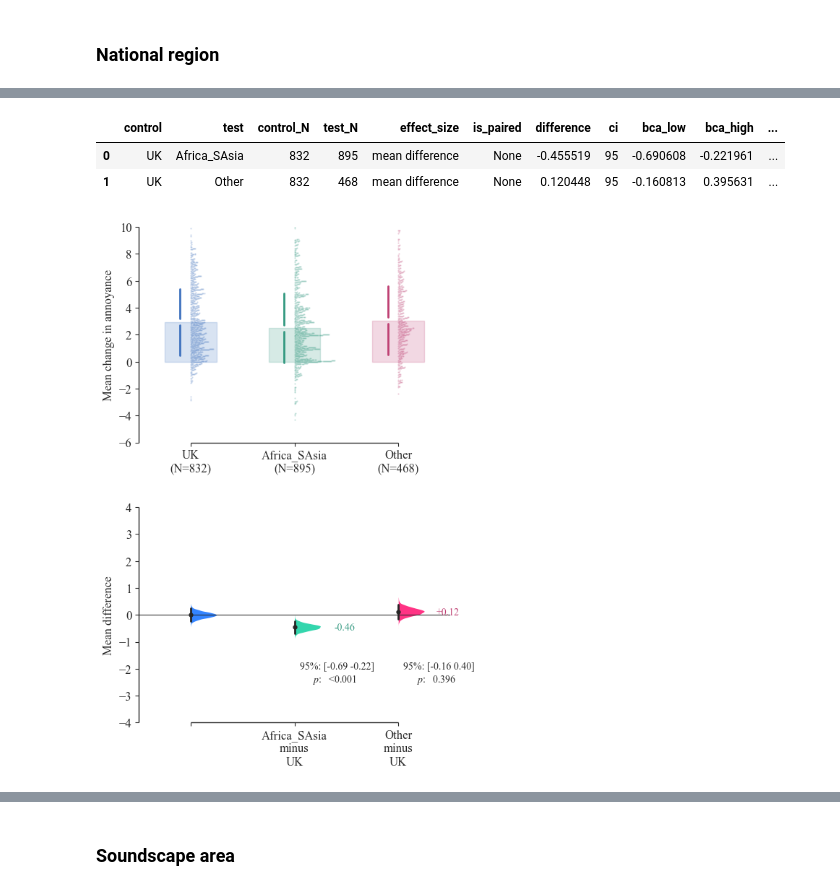
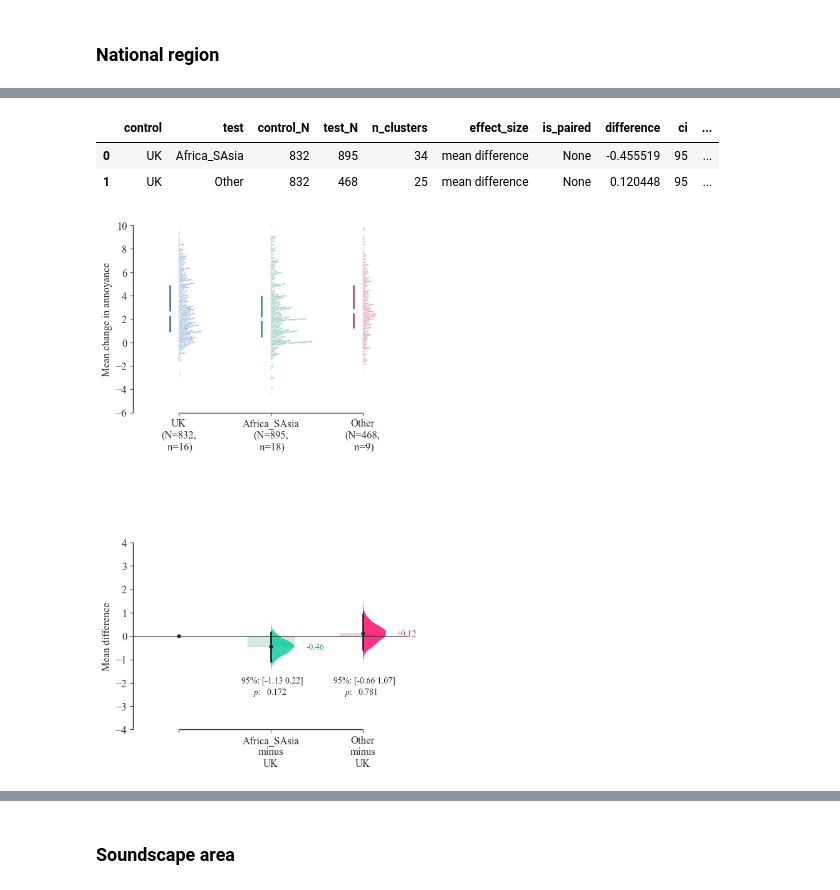
Before and after one commit to acoustics-code-salford/refmap-psychoacoustics, a Jupyter notebook: src/refmap_psychoacoustics/notebooks/refmap_listest2_analysis_dabest.ipynb, the cells around one changed output, grey strips where cells are left out. Saved outputs shown, nothing was run; the diff lists cells and outputs as text; code cells hidden in the pictures.

```diff
--- a/src/refmap_psychoacoustics/notebooks/refmap_listest2_analysis_dabest.ipynb
+++ b/src/refmap_psychoacoustics/notebooks/refmap_listest2_analysis_dabest.ipynb
@@ -1865,21 +1863,22 @@ data = data.loc[:, ['ID', 'StimID', 'NationGeo', 'dAnnoyance']]
 
 # assign data for processing
 dataload = dabest.load(data=data, idx=['UK', 'Africa', 'EastAsia', 'MidEast', 'SouthAsia', 'Europe', 'SouthAmerica', 'Unanswered'],
-                         x='NationGeo', y='dAnnoyance', resamples=5000, random_seed=303)
+                         x='NationGeo', y='dAnnoyance', cluster_col='ID', resamples=5000, random_seed=303)
 
 # calculate effect sizes and plot
 fig, ax = plt.subplots(figsize=(13.5, 4.25))
 dataMD = dataload.mean_diff.plot(custom_palette=mycolours,
+                                 group_summaries='median_quartiles',
                                  raw_marker_size=0.1,
                                  raw_alpha=0.25,
                                  raw_ylim=(-6, 10),
+                                 raw_bars=False,
                                  raw_label="Mean change in annoyance",
                                  contrast_marker_size=3.5,
-                                 contrast_bars=False,
-                                 show_baseline_ec=True,
+                                 contrast_bars=True,
+                                 show_baseline_ec=False,
                                  contrast_kwargs={'alpha': 0.8},
-                                 delta_dot_kwargs={'size': 1, 'side': 'left',
-                                                    'alpha': 0.25, 'zorder': 1},
+                                 delta_dot=False,
                                  contrast_ylim=(-4, 4),
                                    ax=ax)
 
@@ -1893,8 +1892,8 @@ contrast_ax = ax.contrast_axes
 # label results
 for ii, diff in enumerate(diffs):
     vals = display_round(diff[1:3], digits=2, floor=False)
-    contrast_ax.text(x=ii + 1.05, y=3, s="95%: [" + " ".join(vals) + "]", fontsize=10)
-    contrast_ax.text(x=ii + 1.18, y=2.5, s=r"$p$:   " + display_round(diff[3], digits=3), fontsize=10)
+    contrast_ax.text(x=ii + 0.68, y=-2, s="95%: [" + " ".join(vals) + "]", fontsize=10)
+    contrast_ax.text(x=ii + 0.78, y=-2.5, s=r"$p$:   " + display_round(diff[3], digits=3), fontsize=10)
 
 if saveplots:
 
@@ -1925,21 +1924,21 @@ data = data.loc[:, ['ID', 'StimID', 'NationGeo2', 'dAnnoyance']]
 
 # assign data for processing
 dataload = dabest.load(data=data, idx=['UK', 'Other'],
-                       x='NationGeo2', y='dAnnoyance', resamples=5000, random_seed=303)
+                       x='NationGeo2', y='dAnnoyance', cluster_col='ID', resamples=5000, random_seed=303)
 
 # calculate effect sizes and plot
 fig, ax = plt.subplots(figsize=(4.5, 3))
 dataMD = dataload.mean_diff.plot(custom_palette=mycolours,
+                                 group_summaries='median_quartiles',
                                  raw_marker_size=0.1,
                                  raw_alpha=0.25,
                                  raw_ylim=(-6, 10),
+                                 raw_bars=False,
                                  raw_label="Mean change in annoyance",
                                  contrast_marker_size=3.5,
-                                 contrast_bars=False,
-                                 show_baseline_ec=True,
+                                 contrast_bars=True,
+                                 show_baseline_ec=False,
                                  contrast_kwargs={'alpha': 0.8},
-                                 delta_dot_kwargs={'size': 1, 'side': 'left',
-                                                    'alpha': 0.25, 'zorder': 1},
                                  contrast_ylim=(-4, 4),
                                    ax=ax)
 
@@ -1953,8 +1952,8 @@ contrast_ax = ax.contrast_axes
 # label results
 for ii, diff in enumerate(diffs):
     vals = display_round(diff[1:3], digits=2, floor=False)
-    contrast_ax.text(x=ii + 0.6, y=-2.25, s="95%: [" + " ".join(vals) + "]", fontsize=10)
-    contrast_ax.text(x=ii + 0.78, y=-3.5, s=r"$p$:   " + display_round(diff[3], digits=3), fontsize=10)
+    contrast_ax.text(x=ii + 0.55, y=-2.5, s="95%: [" + " ".join(vals) + "]", fontsize=10)
+    contrast_ax.text(x=ii + 0.73, y=-3.5, s=r"$p$:   " + display_round(diff[3], digits=3), fontsize=10)
 
 if saveplots:
 
@@ -1987,53 +1986,53 @@ data = data.loc[:, ['ID', 'StimID', 'NationGeo3', 'dAnnoyance']]
 
 # assign data for processing
 dataload = dabest.load(data=data, idx=list(data['NationGeo3'].cat.categories),
-                         x='NationGeo3', y='dAnnoyance', resamples=5000, random_seed=303)
+                         x='NationGeo3', y='dAnnoyance', cluster_col='ID', resamples=5000, random_seed=303)
 
 # calculate effect sizes and plot
 fig, ax = plt.subplots(figsize=(5.5, 4))
 dataMD = dataload.mean_diff.plot(custom_palette=mycolours,
+                                 group_summaries='median_quartiles',
                                  raw_marker_size=0.075,
                                  raw_alpha=0.25,
                                  raw_ylim=(-6, 10),
+                                 raw_bars=False,
                                  raw_label="Mean change in annoyance",
                                  contrast_marker_size=3.5,
-                                 contrast_bars=False,
-                                 show_baseline_ec=True,
+                                 contrast_bars=True,
+                                 show_baseline_ec=False,
                                  contrast_kwargs={'alpha': 0.8},
-                                 delta_dot_kwargs={'size': 1, 'side': 'left',
-                                                    'alpha': 0.25, 'zorder': 1},
                                  contrast_ylim=(-4, 4),
                                    ax=ax)
 
 diffs = dataload.mean_diff.statistical_tests[['difference',
                                               'bca_low',
                                               'bca_high',
                                               'pvalue_permutation']].values
 
 contrast_ax = ax.contrast_axes
 
 # label results
 for ii, diff in enumerate(diffs):
     vals = display_round(diff[1:3], digits=2, floor=False)
-    contrast_ax.text(x=ii + 1.05, y=-2, s="95%: [" + " ".join(vals) + "]", fontsize=10)
-    contrast_ax.text(x=ii + 1.17, y=-2.5, s=r"$p$:   " + display_round(diff[3], digits=3), fontsize=10)
+    contrast_ax.text(x=ii + 0.68, y=-2, s="95%: [" + " ".join(vals) + "]", fontsize=10)
+    contrast_ax.text(x=ii + 0.8, y=-2.5, s=r"$p$:   " + display_round(diff[3], digits=3), fontsize=10)
 
 if saveplots:
 
     filename = "dAnnoyNationGeo3Dabest"
 
     plt.savefig(os.path.join(outFigPath, "svg", filename + ".svg"),
                 format='svg', bbox_inches='tight')
     plt.savefig(os.path.join(outFigPath, "pdf", filename + ".pdf"),
                 format='pdf', bbox_inches='tight')
 
 dataMD;
 dataload.mean_diff.statistical_tests
 # %% [output]
-|  | control | test | control_N | test_N | effect_size | is_paired | difference | ci | bca_low | bca_high | ... |
-| 0 | UK | Africa_SAsia | 832 | 895 | mean difference | None | -0.455519 | 95 | -0.690608 | -0.221961 | ... |
-| 1 | UK | Other | 832 | 468 | mean difference | None | 0.120448 | 95 | -0.160813 | 0.395631 | ... |
+|  | control | test | control_N | test_N | n_clusters | effect_size | is_paired | difference | ci | ... |
+| 0 | UK | Africa_SAsia | 832 | 895 | 34 | mean difference | None | -0.455519 | 95 | ... |
+| 1 | UK | Other | 832 | 468 | 25 | mean difference | None | 0.120448 | 95 | ... |
-[figure, old version]
+[figure, new version]
 # %%
 out = pd.concat([out, dataload.mean_diff.statistical_tests])
 # calculate and display Cohen's d
```
Also changed, not shown: parts of 48 cells of this notebook, 7 other files.
